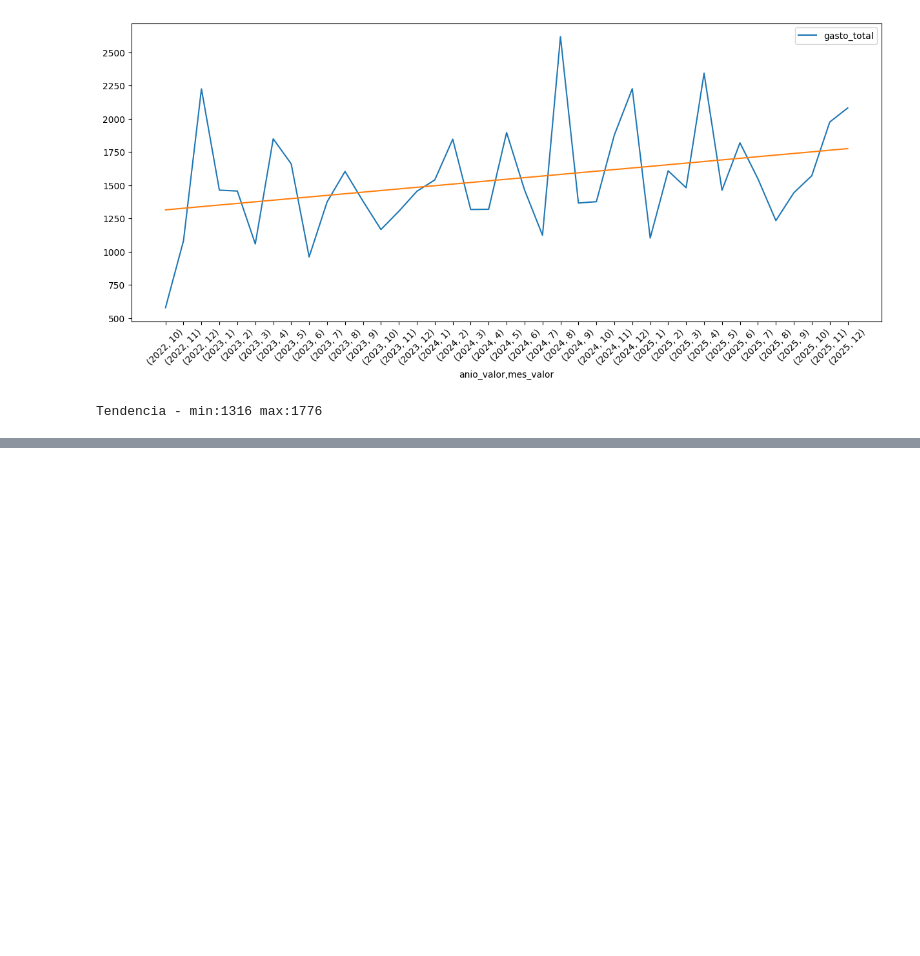
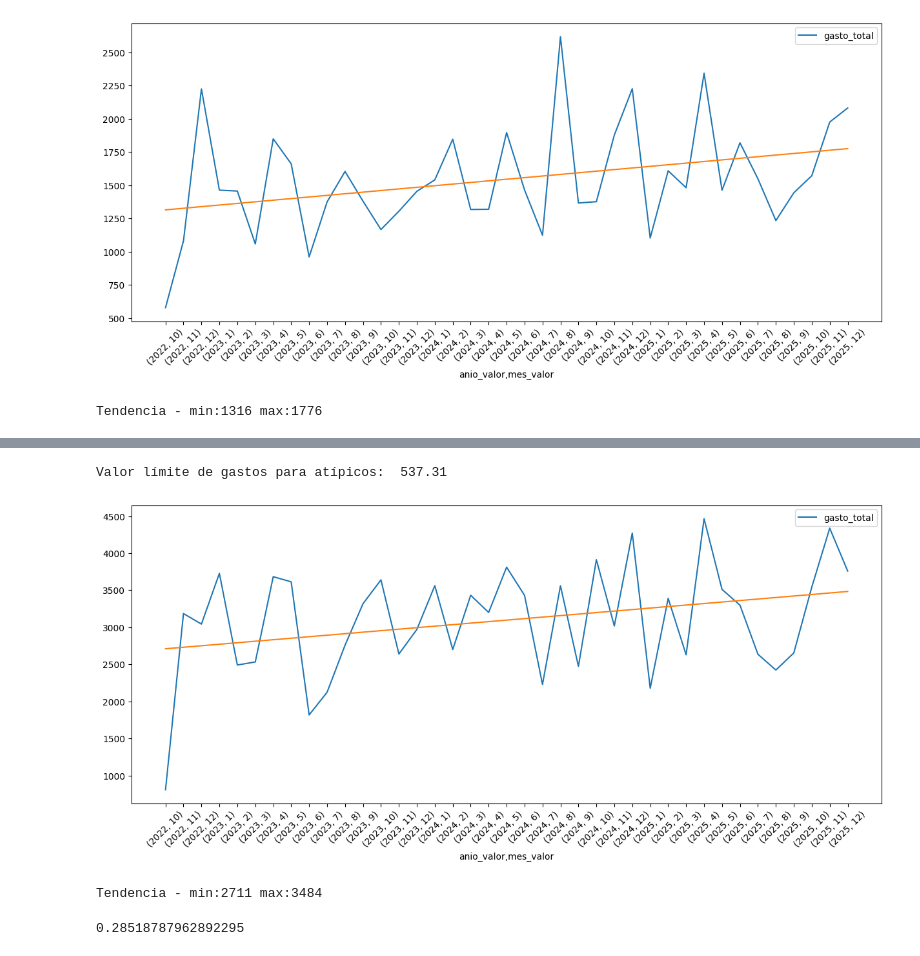
Before and after one commit to cperezh/DataEng_Patterns, a Jupyter notebook: notebooks/Analysis.ipynb, the cells around one changed output, grey strips where cells are left out. Saved outputs shown, nothing was run; the diff lists cells and outputs as text; code cells hidden in the pictures; blank space fills up the shorter version.

```diff
--- a/notebooks/Analysis.ipynb
+++ b/notebooks/Analysis.ipynb
@@ -141,0 +170,39 @@ Tendencia - min:1316 max:1776
+# %%
+IQR = df_gastos_outliers.importe.quantile(0.75) - df_gastos_outliers.importe.quantile(0.25)
+
+higher_fence = df_gastos_outliers.importe.quantile(0.75) + (IQR * 1.5)
+
+print("Valor límite de gastos para atípicos: ", higher_fence)
+# %% [output]
+Valor límite de gastos para atípicos:  537.31
+# %%
+df_gastos_outliers_2 = df_gastos[df_gastos.importe < higher_fence]
+# %%
+df_gastos_outliers_by_month = df_gastos_outliers_2.groupby(by=["anio_valor","mes_valor"]).agg(gasto_total=("importe","sum"))
+# %%
+from sklearn import linear_model
+
+reg = linear_model.LinearRegression()
+
+X = np.arange(0,len(df_gastos_outliers_by_month["gasto_total"])).reshape(-1, 1)
+y = df_gastos_outliers_by_month["gasto_total"].values
+
+tendencia = reg.fit(X,y).predict(X)
+# %%
+df_gastos_outliers_by_month.plot.line(rot=45, figsize=(15,6));
+plt.plot(X, tendencia)
+plt.xticks(range(len(df_gastos_outliers_by_month.gasto_total)),df_gastos_outliers_by_month.index, rotation=45)
+plt.show();
+# %% [output]
+[figure, added]
+# %%
+minimo = float(min(tendencia))
+maximo = float(max(tendencia))
+print(f"Tendencia - min:{minimo:.0f} max:{maximo:.0f}")
+# %% [output]
+Tendencia - min:2711 max:3484
+# %%
+aumento = (maximo-minimo) / minimo
+print(aumento)
+# %% [output]
+0.28518787962892295
```
Also changed, not shown: parts of 8 cells of this notebook, 3 other files.
